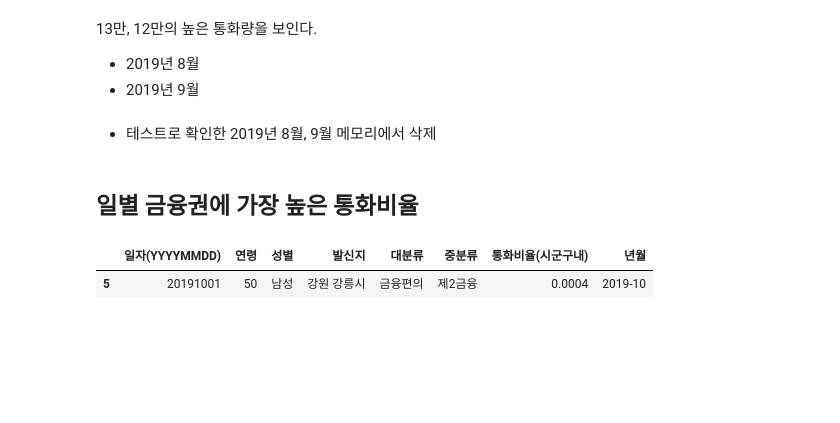
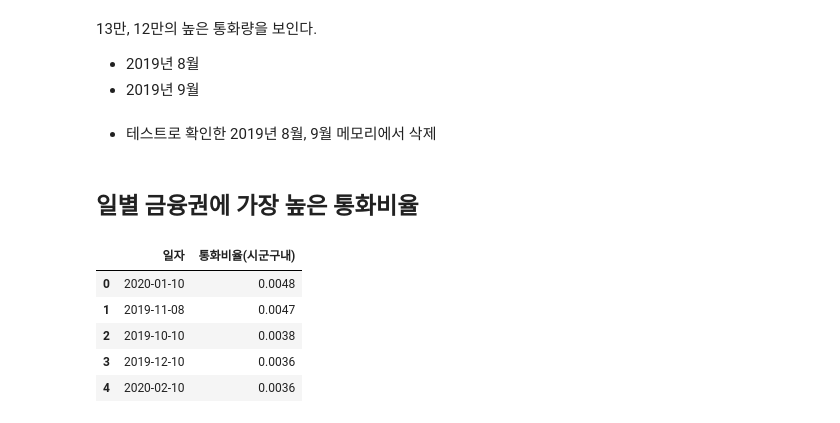
Before and after one commit to wiv33/A-Learning-python, a Jupyter notebook: machine-learning/_000_hello_machine/_000_basic/_012_visualization/sk_call_data.ipynb, the cells around one changed output. Drawn from its saved outputs; the diff is of its cells as text; code cells hidden in the pictures; blank space fills up the shorter version.

```diff
--- a/machine-learning/_000_hello_machine/_000_basic/_012_visualization/sk_call_data.ipynb
+++ b/machine-learning/_000_hello_machine/_000_basic/_012_visualization/sk_call_data.ipynb
@@ -592,9 +594,3 @@ del temp_df
 - 테스트로 확인한 2019년 8월, 9월 메모리에서 삭제
 # %% [markdown]
 ## 일별 금융권에 가장 높은 통화비율
-# %%
-day_df = df.groupby('대분류').get_group('금융편의')
-day_df.head(1)
-# %% [output]
-|  | 일자(YYYYMMDD) | 연령 | 성별 | 발신지 | 대분류 | 중분류 | 통화비율(시군구내) | 년월 |
-| 5 | 20191001 | 50 | 남성 | 강원 강릉시 | 금융편의 | 제2금융 | 0.0004 | 2019-10 |
@@ -600,0 +600,9 @@ day_df.head(1)
+# %%
+temp_param.head()
+# %% [output]
+|  | 일자 | 통화비율(시군구내) |
+| 0 | 2020-01-10 | 0.0048 |
+| 1 | 2019-11-08 | 0.0047 |
+| 2 | 2019-10-10 | 0.0038 |
+| 3 | 2019-12-10 | 0.0036 |
+| 4 | 2020-02-10 | 0.0036 |
```
Also changed, not shown: parts of 8 cells of this notebook.
